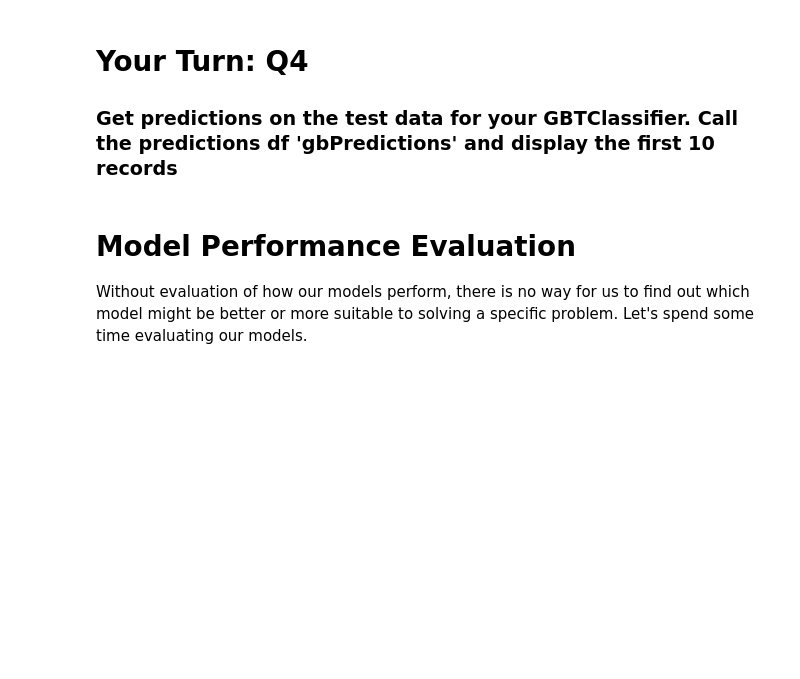
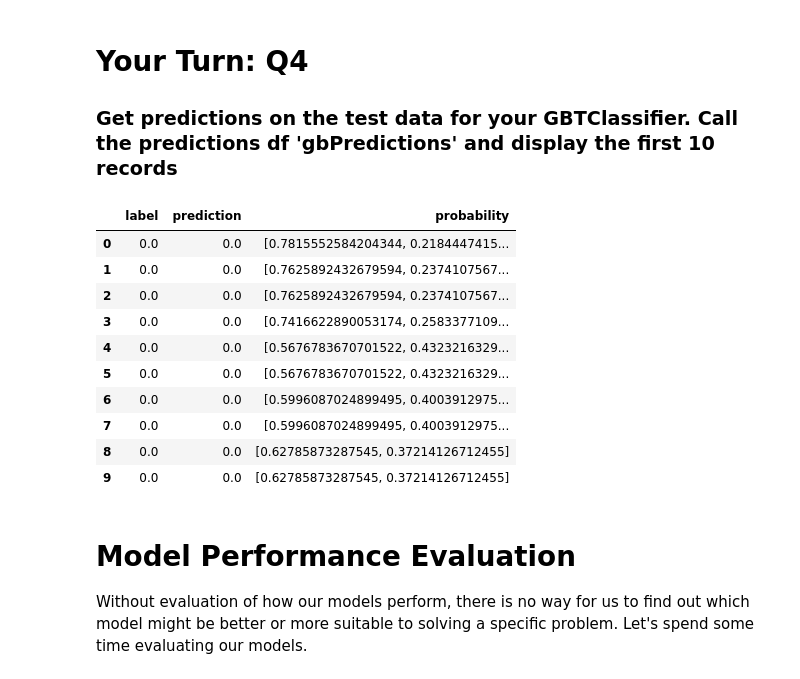
Before and after one commit to sv650s/springboard, a Jupyter notebook: aic-9_3_7-scalable-ml-with-SparkML-mini-project/Spark ML Mini-Project.ipynb, the cells around one changed output. Cells and saved outputs as stored; diff of their text form; code cells hidden in the pictures; blank space fills up the shorter version.

```diff
--- a/aic-9_3_7-scalable-ml-with-SparkML-mini-project/Spark ML Mini-Project.ipynb
+++ b/aic-9_3_7-scalable-ml-with-SparkML-mini-project/Spark ML Mini-Project.ipynb
@@ -467,6 +468,6 @@ pyspark.__version__
 # %%
 from pyspark.ml import Pipeline
-from pyspark.ml.feature import OneHotEncoder, StringIndexer, VectorAssembler
+from pyspark.ml.feature import OneHotEncoderEstimator, StringIndexer, VectorAssembler
 
 categoricalColumns = ["workclass", "education", "marital_status", "occupation", "relationship", "race", "sex", "native_country"]
 stages = [] # stages in our Pipeline
@@ -475,7 +476,6 @@ for categoricalCol in categoricalColumns:
     # Category Indexing with StringIndexer
     stringIndexer = StringIndexer(inputCol=categoricalCol, outputCol=categoricalCol + "Index")
     # Use OneHotEncoder to convert categorical variables into binary SparseVectors
-    # encoder = OneHotEncoderEstimator(inputCol=categoricalCol + "Index", outputCol=categoricalCol + "classVec")
-    encoder = OneHotEncoder(inputCol=[stringIndexer.getOutputCol()], outputCol=[categoricalCol + "classVec"])
+    encoder = OneHotEncoderEstimator(inputCols=[stringIndexer.getOutputCol()], outputCols=[categoricalCol + "classVec"])
     # Add stages.  These are not run here, but will run all at once later on.
     stages += [stringIndexer, encoder]
@@ -573,14 +606,32 @@ Here you will train your own GBM Classifier and make predictions
 # Your Turn: Q3
 ### Train a GBTClassifier on the training data, call the trained model 'gbModel'
 - Note: You don't need to set a prediction threshold here, just try training a vanilla GBM model
+# %%
+from pyspark.ml.classification import GBTClassifier
+gbt =  GBTClassifier(featuresCol='features', labelCol='label', maxIter=5, seed=1)
+gbModel = gbt.fit(trainingData)
 # %% [markdown]
 # Your Turn: Q4
 ### Get predictions on the test data for your GBTClassifier. Call the predictions df 'gbPredictions' and display the first 10 records
 # %%
 # make predictions on test data
+gbPredictions = gbModel.transform(testData)
 
 
 # display predictions
+gbPredictions.select("label", "prediction", "probability").limit(10).toPandas()
+# %% [output]
+|  | label | prediction | probability |
+| 0 | 0.0 | 0.0 | [0.7815552584204344, 0.2184447415... |
+| 1 | 0.0 | 0.0 | [0.7625892432679594, 0.2374107567... |
+| 2 | 0.0 | 0.0 | [0.7625892432679594, 0.2374107567... |
+| 3 | 0.0 | 0.0 | [0.7416622890053174, 0.2583377109... |
+| 4 | 0.0 | 0.0 | [0.5676783670701522, 0.4323216329... |
+| 5 | 0.0 | 0.0 | [0.5676783670701522, 0.4323216329... |
+| 6 | 0.0 | 0.0 | [0.5996087024899495, 0.4003912975... |
+| 7 | 0.0 | 0.0 | [0.5996087024899495, 0.4003912975... |
+| 8 | 0.0 | 0.0 | [0.62785873287545, 0.37214126712455] |
+| 9 | 0.0 | 0.0 | [0.62785873287545, 0.37214126712455] |
 # %% [markdown]
 # Model Performance Evaluation
 
```
Also changed, not shown: parts of 28 cells of this notebook.
